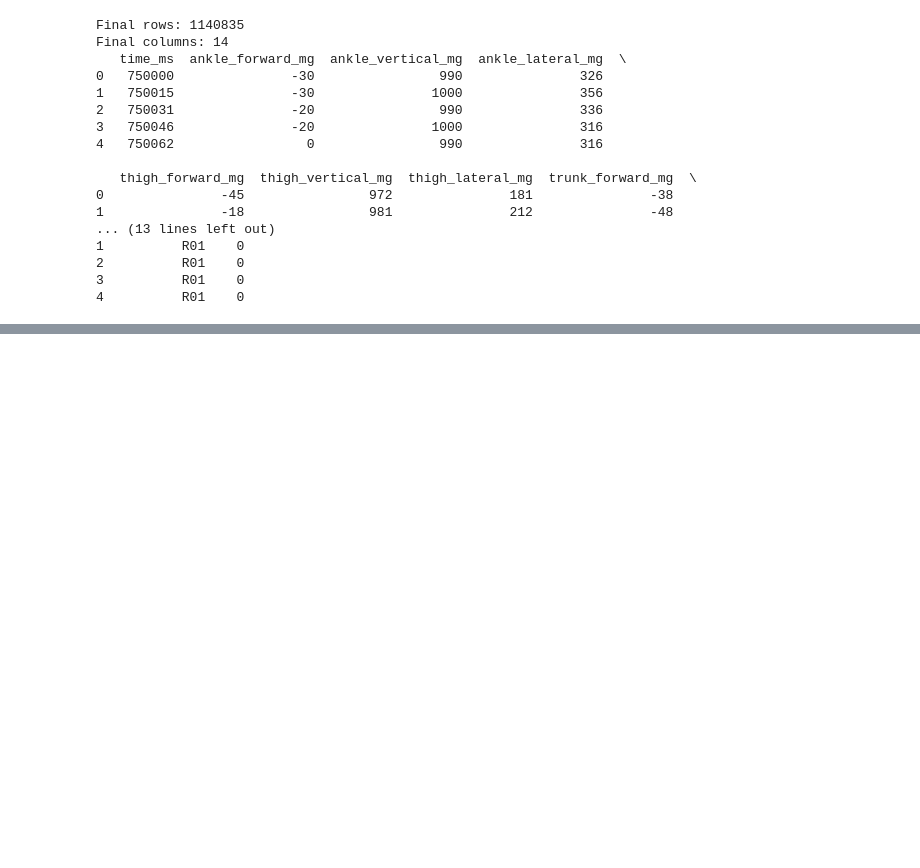
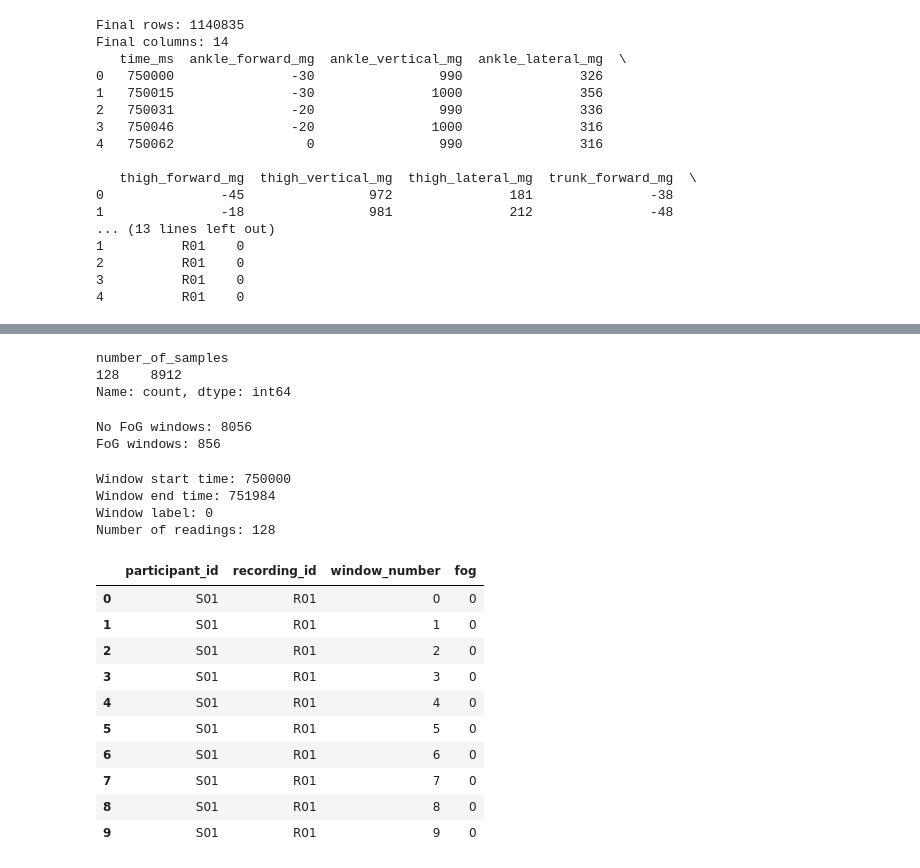
Before and after one commit to chiranjeevcsa-hub/Parkinsons-Freezing-Of-Gait, a Jupyter notebook: notebooks/02_preprocessing.ipynb, the cells around one changed output, grey strips where cells are left out. Drawn from its saved outputs; the diff is of its cells as text; code cells hidden in the pictures; blank space fills up the shorter version.

```diff
--- a/notebooks/02_preprocessing.ipynb
+++ b/notebooks/02_preprocessing.ipynb
@@ -110,0 +116,40 @@ Final columns: 14
+# %%
+window_size = 128
+step_size = 128
+# %%
+window_records = []
+# %%
+for (participant_id, recording_id), recording in preprocessed_df.groupby(
+    ["participant_id", "recording_id"]
+):
+
+    recording = recording.sort_values("time_ms").reset_index(drop=True)
+
+    window_number = 0
+
+    for start in range(
+        0,
+        len(recording) - window_size + 1,
+        step_size
+    ):
+
+        window = recording.iloc[start:start + window_size]
+
+        window_label = int(window["fog"].mean() >= 0.5)
+
+        window_records.append({
+            "participant_id": participant_id,
+            "recording_id": recording_id,
+            "window_number": window_number,
+            "start_time_ms": window["time_ms"].iloc[0],
+            "end_time_ms": window["time_ms"].iloc[-1],
+            "fog": window_label,
+            "number_of_samples": len(window)
+        })
+
+        window_number += 1
+# %%
+window_df = pd.DataFrame(window_records)
+
+print("Number of windows:", len(window_df))
+window_df.head()
@@ -110,0 +164,40 @@ Final columns: 14
+# %%
+window_df["number_of_samples"].value_counts()
+# %% [output]
+number_of_samples
+128    8912
+Name: count, dtype: int64
+# %%
+print("No FoG windows:", (window_df["fog"] == 0).sum())
+print("FoG windows:", (window_df["fog"] == 1).sum())
+# %% [output]
+No FoG windows: 8056
+FoG windows: 856
+# %%
+first_window = window_df.iloc[0]
+
+print("Window start time:", first_window["start_time_ms"])
+print("Window end time:", first_window["end_time_ms"])
+print("Window label:", first_window["fog"])
+print("Number of readings:", first_window["number_of_samples"])
+# %% [output]
+Window start time: 750000
+Window end time: 751984
+Window label: 0
+Number of readings: 128
+# %%
+window_df[
+    ["participant_id", "recording_id", "window_number", "fog"]
+].head(10)
+# %% [output]
+|  | participant_id | recording_id | window_number | fog |
+| 0 | S01 | R01 | 0 | 0 |
+| 1 | S01 | R01 | 1 | 0 |
+| 2 | S01 | R01 | 2 | 0 |
+| 3 | S01 | R01 | 3 | 0 |
+| 4 | S01 | R01 | 4 | 0 |
+| 5 | S01 | R01 | 5 | 0 |
+| 6 | S01 | R01 | 6 | 0 |
+| 7 | S01 | R01 | 7 | 0 |
+| 8 | S01 | R01 | 8 | 0 |
+| 9 | S01 | R01 | 9 | 0 |
```
Also changed, not shown: parts of 12 cells of this notebook.
